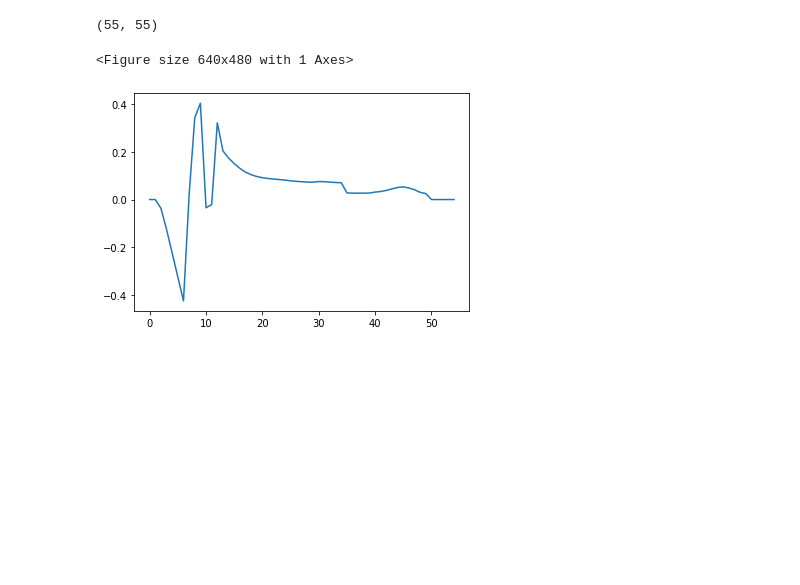
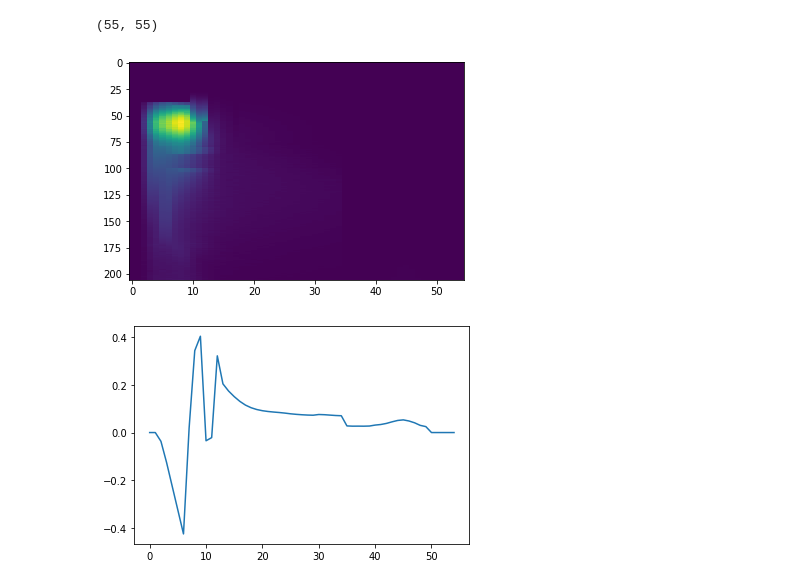
Before and after one commit to 89605502155/PLS, a Jupyter notebook: N-PLS.ipynb, the cells around one changed output. Cells and saved outputs as stored; diff of their text form; code cells hidden in the pictures; blank space fills up the shorter version.

```diff
--- a/N-PLS.ipynb
+++ b/N-PLS.ipynb
@@ -62,10 +62,10 @@ WI.shape
 (55, 55)
 # %%
 import matplotlib.pyplot as plt
-plt.imshow(WI, aspect="auto")
+plt.imshow(Xdata_numpy['X'][1,:,:], aspect="auto")
 plt.show();
 # %% [output]
-<Figure size 640x480 with 1 Axes>
+[figure, added]
 # %%
 plt.plot(WI[3,:])
 plt.show();
```
Also changed, not shown: parts of 8 cells of this notebook.
